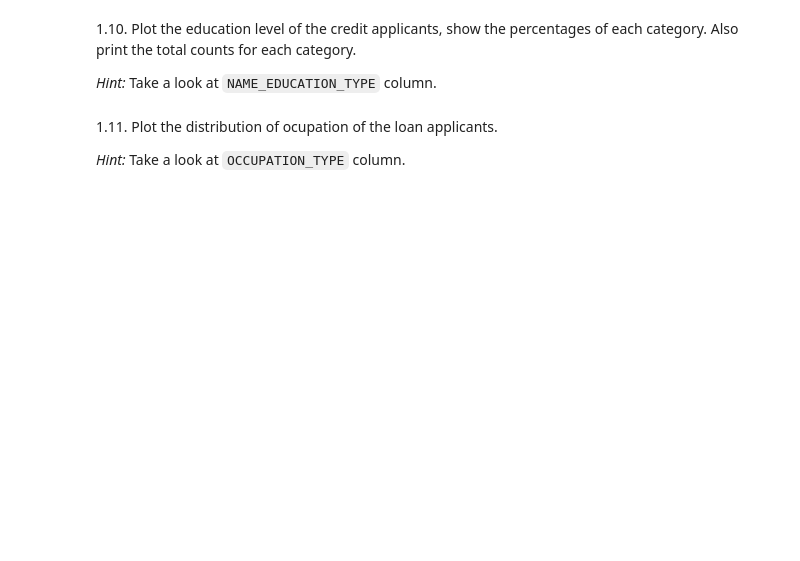
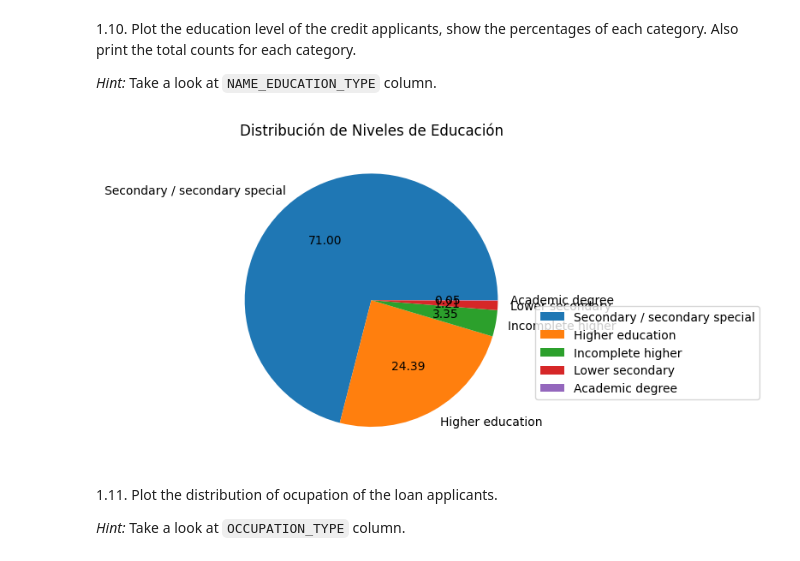
Before and after one commit to rogerreys/AnyOne, a Jupyter notebook: AnyoneAI - Sprint Project 02.ipynb, the cells around one changed output. Saved outputs shown, nothing was run; the diff lists cells and outputs as text; code cells hidden in the pictures; blank space fills up the shorter version.

```diff
--- a/AnyoneAI - Sprint Project 02.ipynb
+++ b/AnyoneAI - Sprint Project 02.ipynb
@@ -225,10 +269,17 @@ plt.hist(train["AMT_CREDIT"], bins=40)
 *Hint:* Take a look at `NAME_EDUCATION_TYPE` column.
 # %%
 ### TODO Complete in this cell: level of education plot
-ind = train["NAME_EDUCATION_TYPE"].value_counts().index
-val = train["NAME_EDUCATION_TYPE"].value_counts().values
+ind = app_train["NAME_EDUCATION_TYPE"].value_counts().index
+val = app_train["NAME_EDUCATION_TYPE"].value_counts().values
 # plt.bar(ind, val).
-plt.pie(val, labels=ind)
+plt.pie(val, labels=ind, autopct='%.2f')
+# Añadir título
+plt.title('Distribución de Niveles de Educación')
+
+# Mostrar la gráfica
+plt.show()
+# %% [output]
+[figure, added]
 # %% [markdown]
 1.11. Plot the distribution of ocupation of the loan applicants.
 
```
Also changed, not shown: parts of 22 cells of this notebook.
